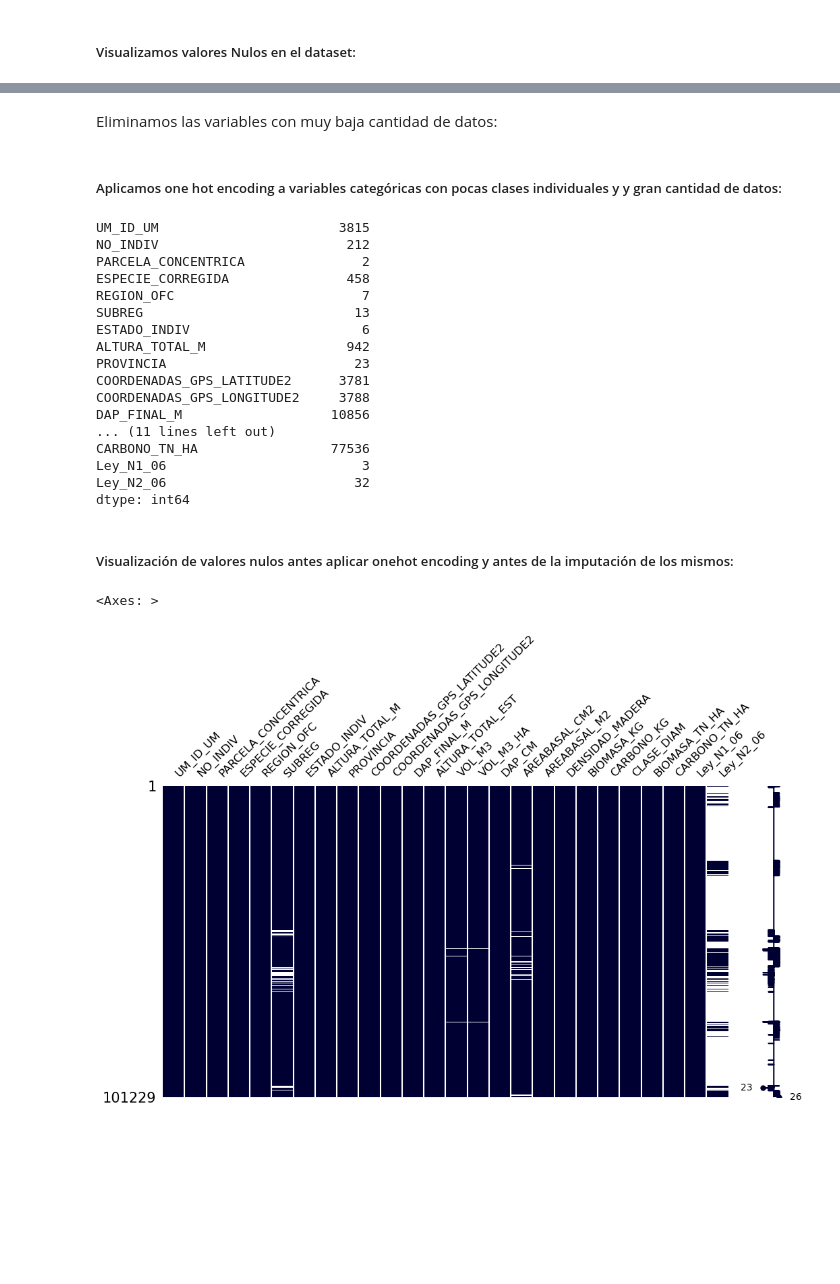
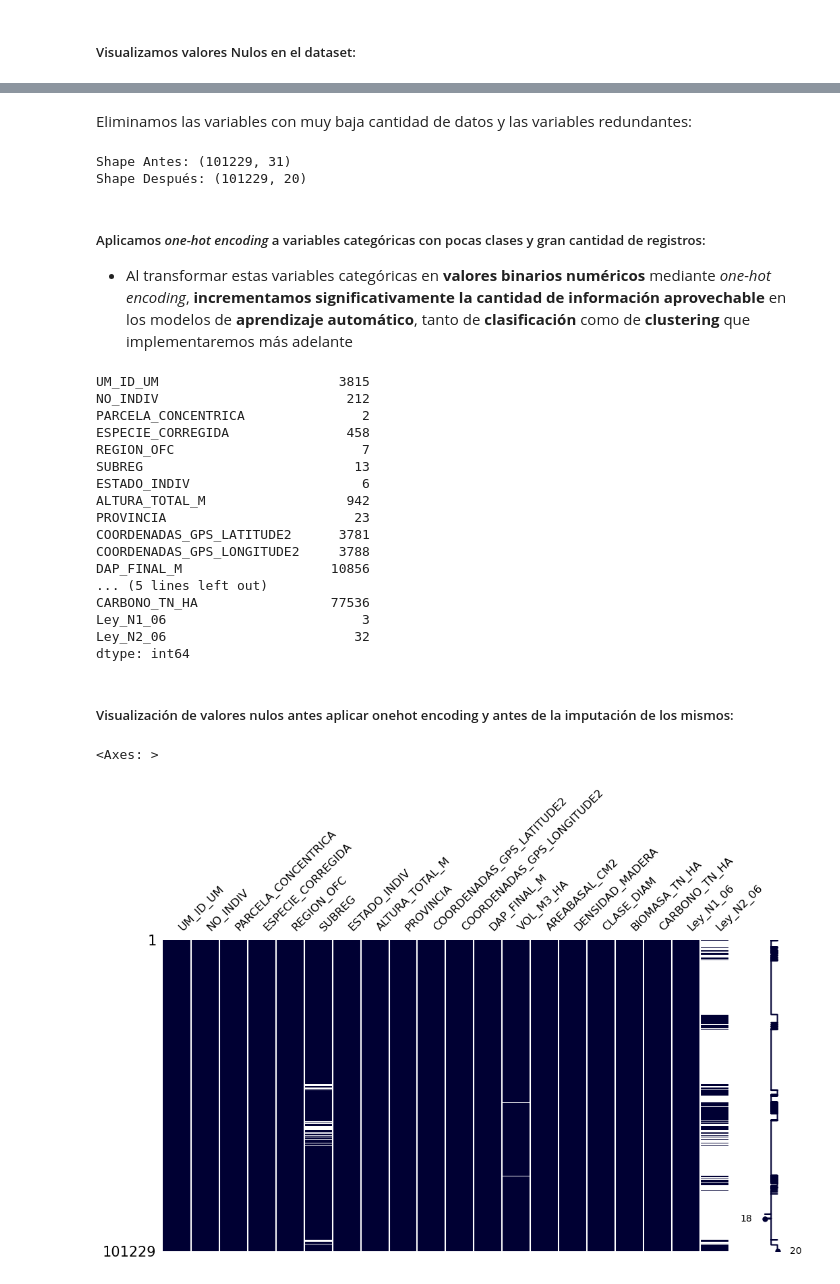
Before and after one commit to poggiogu/DiploDatos2025_Mentoria_17, a Jupyter notebook: mentoria_17_tp2.ipynb, the cells around one changed output, grey strips where cells are left out. Saved outputs shown, nothing was run; the diff lists cells and outputs as text; code cells hidden in the pictures; blank space fills up the shorter version.

```diff
--- a/mentoria_17_tp2.ipynb
+++ b/mentoria_17_tp2.ipynb
@@ -243,14 +248,0 @@ plt.show()
-# %%
-# Reemplazar outliers por NaN (conservando los NaN preexistentes)
-df_individuos_c.loc[df_individuos_c['VOL_M3'] >= 30, 'VOL_M3'] = np.nan
-df_individuos_c.loc[df_individuos_c['AREABASAL_CM2'] >= 2000, 'AREABASAL_CM2'] = np.nan
-df_individuos_c.loc[df_individuos_c['MEDIA_DIAM_COPA'] >= 10, 'MEDIA_DIAM_COPA'] = np.nan
-df_individuos_c.loc[df_individuos_c['DAB_FINAL_M'] >= 0.3, 'DAB_FINAL_M'] = np.nan
-df_individuos_c.loc[df_individuos_c['DIAMETRO_COPA_2'] >= 10, 'DIAMETRO_COPA_2'] = np.nan
-
-# Crear df_filtrado conservando filas, solo modificando columnas con outliers
-df_filtrado = df_individuos_c
-
-# La cantidad de registros antes y despues del proceso debe ser la misma:
-print(f'Cantidad de registros antes de aliminar outliers: {df_individuos_c.shape[0]}')
-print(f'Cantidad de registros después de aliminar outliers (df_filtrado): {df_filtrado.shape[0]}')
@@ -267,17 +347,31 @@ msno.bar(df_filtrado[columnas_num_ind],figsize=(6, 4), sort="ascending",fontsize
 # %% [markdown]
-Eliminamos las variables con muy baja cantidad de datos:
+Eliminamos las variables con muy baja cantidad de datos y las variables redundantes:
 # %%
-df_filtrado = df_filtrado.drop(columns=[
+df_filtrado_G = df_individuos_c.drop(columns=[
     'DIAMETRO_COPA_2',
     'DIAMETRO_COPA_1',
     'DAB_CM',
     'DAB_FINAL_M',
-    'MEDIA_DIAM_COPA'
+    'MEDIA_DIAM_COPA',
+    'CARBONO_KG',
+    'BIOMASA_KG',
+    'ALTURA_TOTAL_EST',
+    'AREABASAL_M2',
+    'VOL_M3',
+    'DAP_CM'
 ])
+
+print(f'Shape Antes: {df_individuos_c.shape}')
+print(f'Shape Después: {df_filtrado_G.shape}')
+# %% [output]
+Shape Antes: (101229, 31)
+Shape Después: (101229, 20)
 # %% [markdown]
-##### Aplicamos one hot encoding a variables categóricas con pocas clases individuales y y gran cantidad de datos:
+##### Aplicamos *one-hot encoding* a variables categóricas con pocas clases y gran cantidad de registros:
+
+- Al transformar estas variables categóricas en **valores binarios numéricos** mediante *one-hot encoding*, **incrementamos significativamente la cantidad de información aprovechable** en los modelos de **aprendizaje automático**, tanto de **clasificación** como de **clustering** que implementaremos más adelante
 # %%
-print(df_filtrado.nunique(dropna=True))
+print(df_filtrado_G.nunique(dropna=True))
 # %% [output]
 UM_ID_UM                       3815
 NO_INDIV                        212
@@ -291,7 +385,7 @@ PROVINCIA                        23
 COORDENADAS_GPS_LATITUDE2      3781
 COORDENADAS_GPS_LONGITUDE2     3788
 DAP_FINAL_M                   10856
-... (11 lines left out)
+... (5 lines left out)
 CARBONO_TN_HA                 77536
 Ley_N1_06                         3
 Ley_N2_06                        32
@@ -299,7 +393,7 @@ dtype: int64
 # %% [markdown]
 ##### Visualización de valores nulos antes aplicar onehot encoding y antes de la imputación de los mismos:
 # %%
-msno.matrix(df_filtrado,figsize=(12, 6), fontsize=12, color=[0,0,0.2])
+msno.matrix(df_filtrado_G,figsize=(12, 6), fontsize=12, color=[0,0,0.2])
 # %% [output]
 <Axes: >
-[figure, old version]
+[figure, new version]
```
Also changed, not shown: parts of 42 cells of this notebook.
